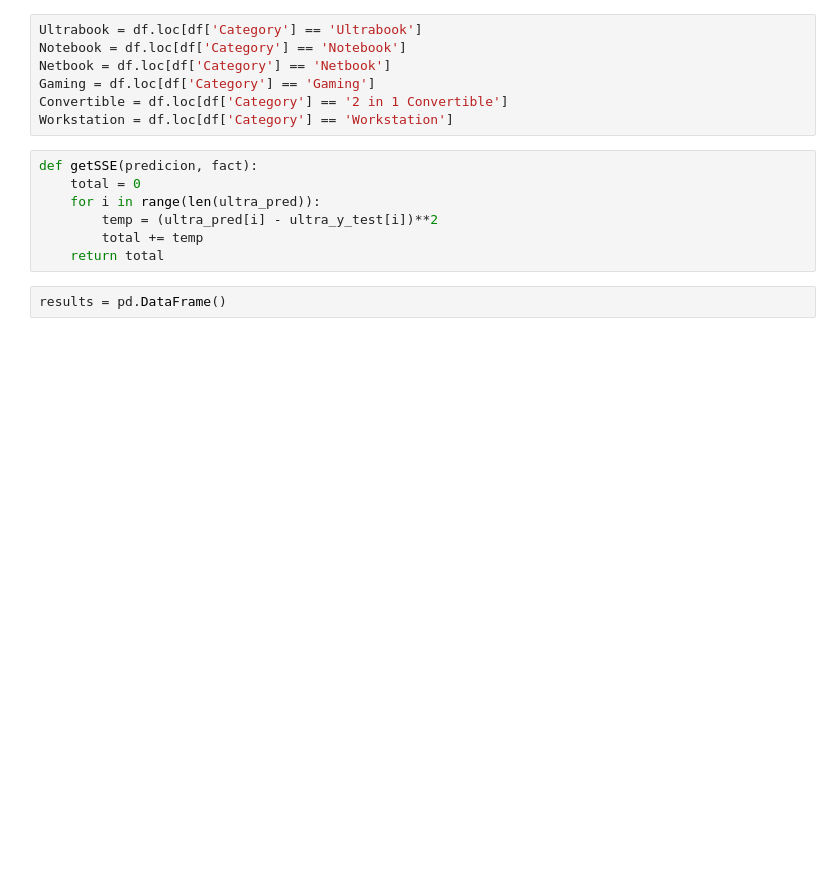
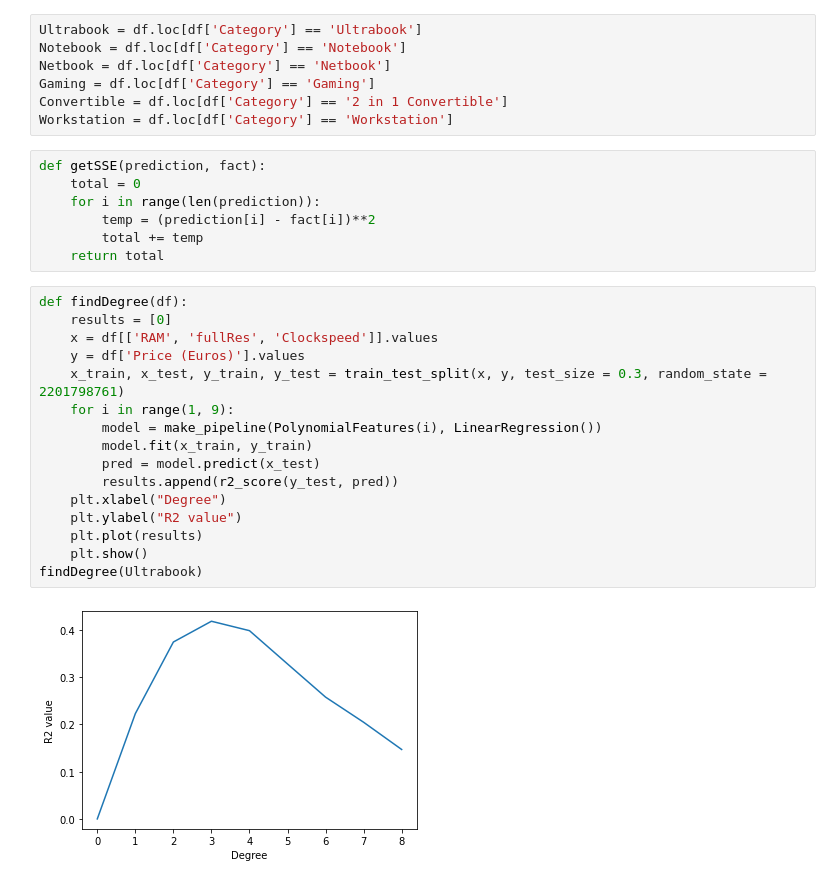
Before and after one commit to nicholasm185/Data-Science-Final-Project, a Jupyter notebook: multi_polynomial_regression.ipynb, the cells around one changed output. Drawn from its saved outputs; the diff is of its cells as text; blank space fills up the shorter version.

```diff
--- a/multi_polynomial_regression.ipynb
+++ b/multi_polynomial_regression.ipynb
@@ -47,11 +47,27 @@ Gaming = df.loc[df['Category'] == 'Gaming']
 Convertible = df.loc[df['Category'] == '2 in 1 Convertible']
 Workstation = df.loc[df['Category'] == 'Workstation']
 # %%
-def getSSE(predicion, fact):
+def getSSE(prediction, fact):
     total = 0
-    for i in range(len(ultra_pred)):
-        temp = (ultra_pred[i] - ultra_y_test[i])**2
+    for i in range(len(prediction)):
+        temp = (prediction[i] - fact[i])**2
         total += temp
     return total
-# %%
-results = pd.DataFrame()
+# %%
+def findDegree(df):
+    results = [0]
+    x = df[['RAM', 'fullRes', 'Clockspeed']].values
+    y = df['Price (Euros)'].values
+    x_train, x_test, y_train, y_test = train_test_split(x, y, test_size = 0.3, random_state = 2201798761)
+    for i in range(1, 9):
+        model = make_pipeline(PolynomialFeatures(i), LinearRegression())
+        model.fit(x_train, y_train)
+        pred = model.predict(x_test)
+        results.append(r2_score(y_test, pred))
+    plt.xlabel("Degree")
+    plt.ylabel("R2 value")
+    plt.plot(results)
+    plt.show()
+findDegree(Ultrabook)
+# %% [output]
+[figure, added]
```
Also changed, not shown: parts of 12 cells of this notebook.
